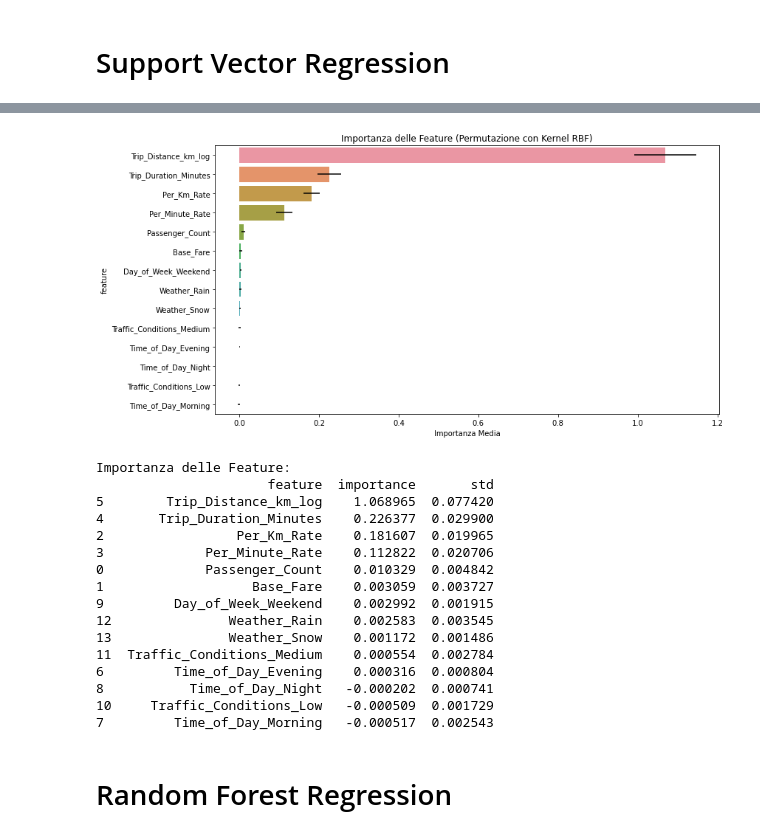
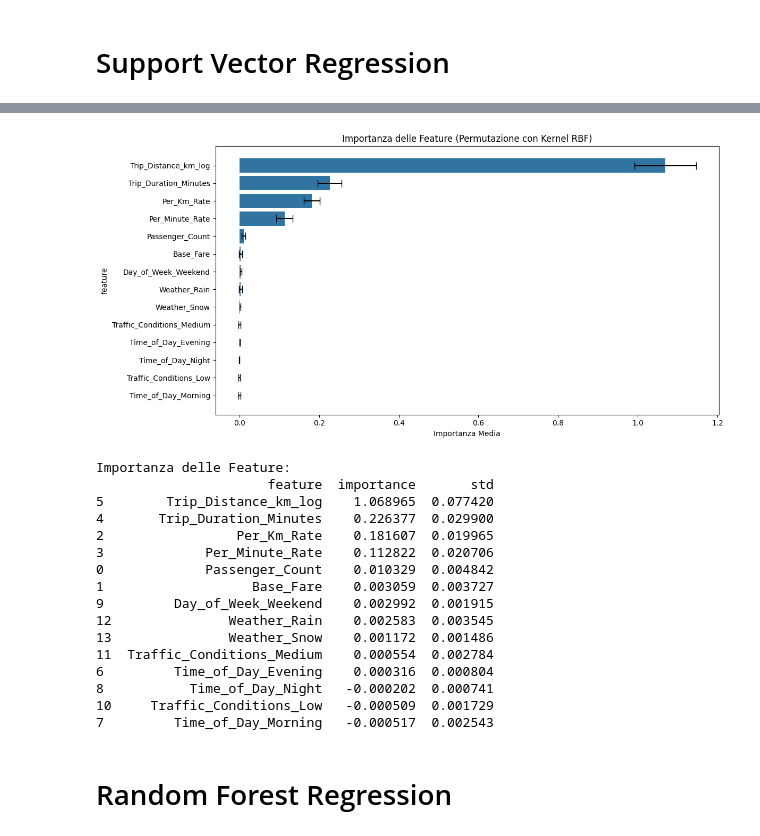
Before and after one commit to fravasta/Prediction-of-Taxi-fares, a Jupyter notebook: prediction_models.ipynb, the cells around one changed output, grey strips where cells are left out. Saved outputs shown, nothing was run; the diff lists cells and outputs as text; code cells hidden in the pictures.

```diff
--- a/prediction_models.ipynb
+++ b/prediction_models.ipynb
@@ -553,36 +576,44 @@ perm_importance = permutation_importance(
     random_state=42
 )
 
 # Creazione DataFrame con importanze
 feature_names = X.columns
 feature_imp_df = pd.DataFrame({
     'feature': feature_names,
     'importance': perm_importance.importances_mean,
     'std': perm_importance.importances_std
 })
 
 # Ordinamento per importanza decrescente
 feature_imp_df = feature_imp_df.sort_values('importance', ascending=False)
 
 # Visualizzazione
 plt.figure(figsize=(12, 6))
 sns.barplot(
     x='importance',
     y='feature',
-    data=feature_imp_df,
+    data=feature_imp_df
+)
+# Aggiungi manualmente le barre di errore
+plt.errorbar(
+    x=feature_imp_df['importance'],
+    y=range(len(feature_imp_df)),
     xerr=feature_imp_df['std'],
-    capsize=0.3
+    fmt='none',
+    color='black',
+    capsize=5
 )
 plt.title('Importanza delle Feature (Permutazione con Kernel RBF)')
 plt.xlabel('Importanza Media')
 plt.tight_layout()
 plt.show()
 
+
 # Stampa dei dettagli
 print("Importanza delle Feature:")
 print(feature_imp_df)
 # %% [output]
-[figure, old version]
+[figure, new version]
 Importanza delle Feature:
                       feature  importance       std
 5        Trip_Distance_km_log    1.068965  0.077420
```
Also changed, not shown: parts of 31 cells of this notebook.
